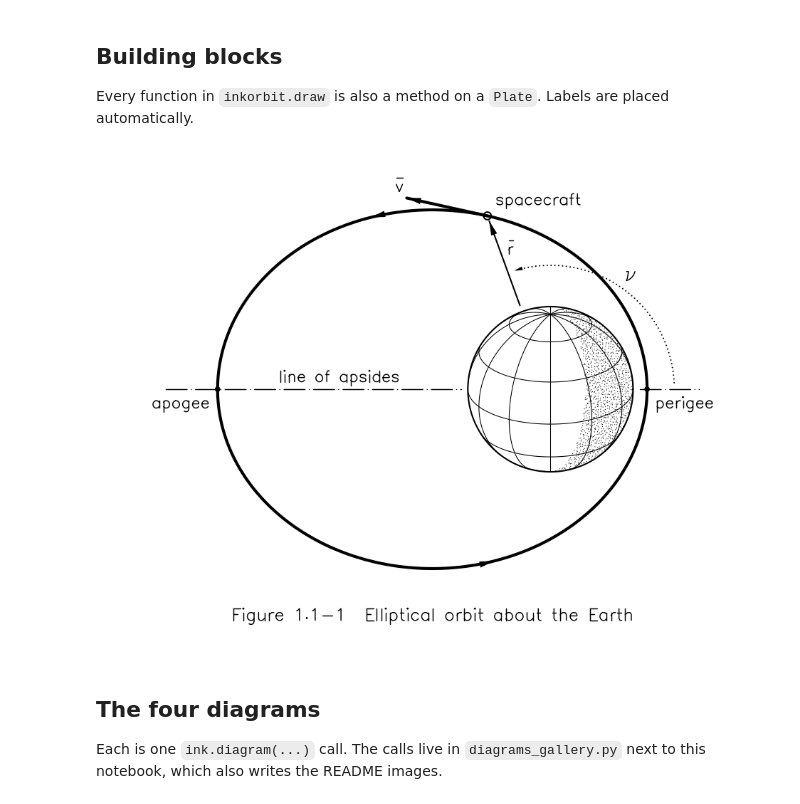
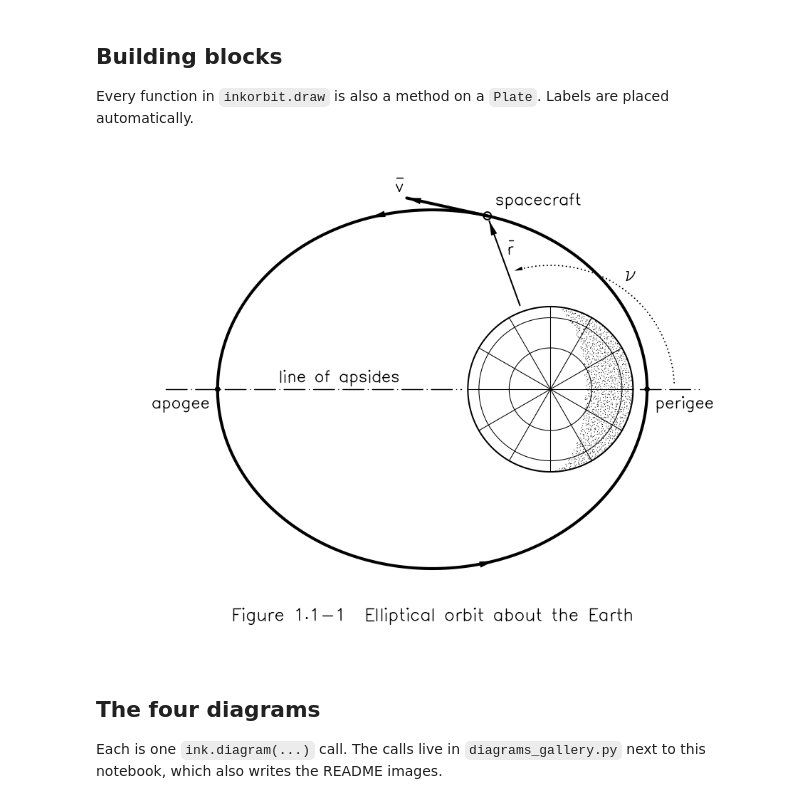
Before and after one commit to peterman16/InkOrbit, a Jupyter notebook: examples/tour.ipynb, the cells around one changed output. Cells and saved outputs as stored; diff of their text form; code cells hidden in the pictures.

```diff
--- a/examples/tour.ipynb
+++ b/examples/tour.ipynb
@@ -13,17 +13,17 @@ Every function in `inkorbit.draw` is also a method on a `Plate`. Labels are plac
 # %%
 orbit = ink.Elements(a=2.6, e=0.55, nu=np.radians(110))  # Earth radii, radians
 
 plate = ink.Plate("Figure 1.1-1  Elliptical orbit about the Earth")
-plate.body(radius=1.0, tilt=np.radians(25))
+plate.body(radius=1.0, orbit=orbit)
 plate.orbit(orbit)
 plate.apsides(orbit, body_radius=1.0)
 plate.radius_vector(orbit, body_radius=1.0)
 plate.velocity_vector(orbit, length=1.0)
 plate.spacecraft(orbit, label="spacecraft")
 plate.true_anomaly(orbit, radius=1.5)
 plate
 # %% [output]
-[figure, old version]
+[figure, new version]
 # %% [markdown]
 ## The four diagrams
 
```
Also changed, not shown: 9 other files.
